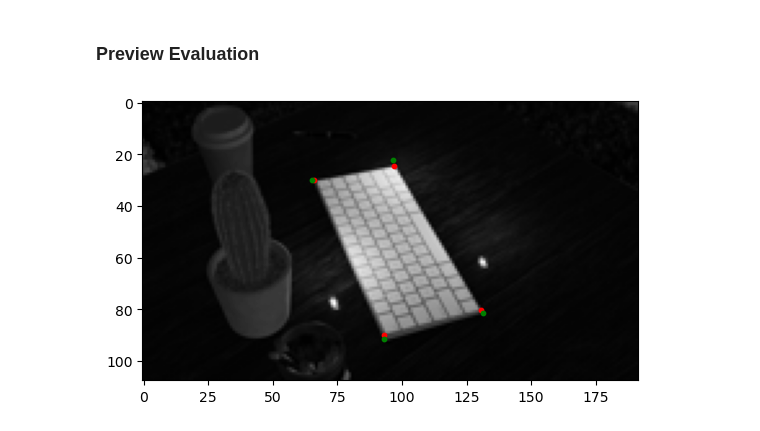
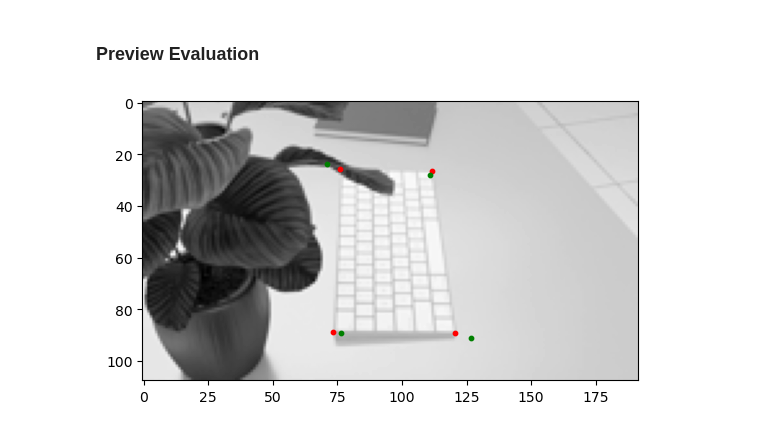
Before and after one commit to TUM-Blockchain-Club/proof-of-gameplay, a Jupyter notebook: model/notebooks/keyboard_tracking.ipynb, the cells around one changed output. Saved outputs shown, nothing was run; the diff lists cells and outputs as text; code cells hidden in the pictures.

```diff
--- a/model/notebooks/keyboard_tracking.ipynb
+++ b/model/notebooks/keyboard_tracking.ipynb
@@ -148,7 +148,7 @@ hparams = {
     'batch_size': 64,
     'learning_rate': 0.001,
     'weight_decay': 0.0001,
-    'max_epochs': 20,
+    'max_epochs': 40,
 }
 # %%
 from torch.utils.tensorboard import SummaryWriter
@@ -167,7 +167,7 @@ run_id = f'{random.randint(0, 100000):05d}'
 # Tensorboard
 log_dir = os.path.abspath('../logs/keyboard_tracking')
 num_of_runs = len(os.listdir(log_dir)) if os.path.exists(log_dir) else 0
-path = os.path.join(log_dir, f'run_{num_of_runs + 1}_{run_id}')
+path = os.path.join(log_dir, f'run_{(num_of_runs + 1):02d}_{run_id}')
 tb_logger = SummaryWriter(path)
 
 batch_size = hparams['batch_size']
@@ -226,10 +226,8 @@ for epoch in range(max_epochs):
             ).item()
             val_loss += loss
 
-            # Update the progress bar.
             val_loop.set_postfix(curr_train_loss = "{:.8f}".format(train_loss), val_loss = "{:.8f}".format(val_loss / (val_iteration + 1)))
 
-            # Update the tensorboard logger.
             tb_logger.add_scalar(f'keyboard_tracker_{model_name}/val_loss', val_loss, epoch * len(val_loader) + val_iteration)
 
     # This value is used for the progress bar of the training loop.
@@ -280,12 +289,12 @@ NameError: name 'model' is not defined
 # %% [markdown]
 ### Preview Evaluation
 # %%
-idx = 30
+idx = 12
 image, keypoints = test_dataset[idx]
 
 model.eval()
 with torch.no_grad():
     predicted_keypoints = model(image.unsqueeze(0))
     preview_keypoints(test_dataset, predicted_keypoints, idx)
 # %% [output]
-[figure, old version]
+[figure, new version]
```
Also changed, not shown: parts of 6 cells of this notebook, 7 other files.
